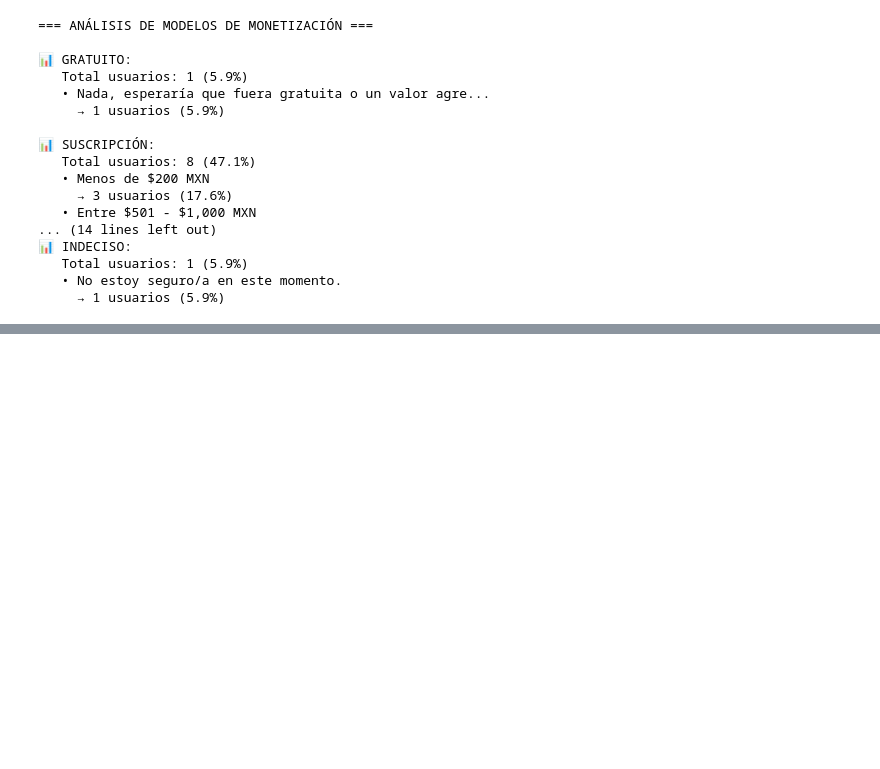
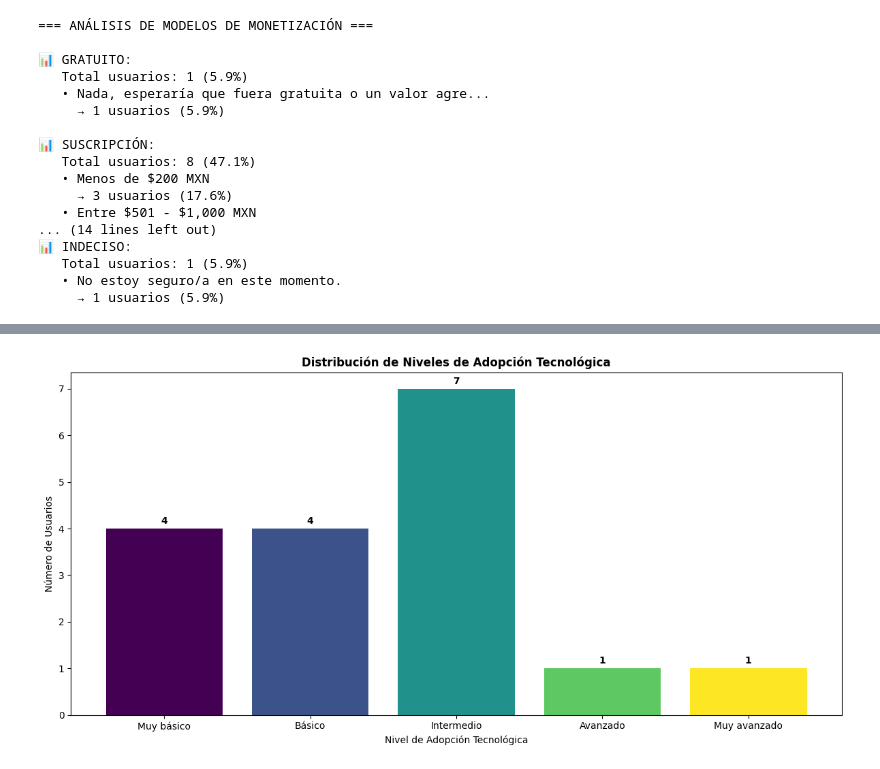
Before and after one commit to betooxx-dev/md-vetzoone, a Jupyter notebook: notebook_main.ipynb, the cells around one changed output, grey strips where cells are left out. Cells and saved outputs as stored; diff of their text form; code cells hidden in the pictures; blank space fills up the shorter version.

```diff
--- a/notebook_main.ipynb
+++ b/notebook_main.ipynb
@@ -1528,0 +1535,72 @@ for categoria, modelos in modelos_categorizados.items():
+# %%
+import pandas as pd
+import numpy as np
+import matplotlib.pyplot as plt
+import seaborn as sns
+
+print("=== ANÁLISIS DE ADOPCIÓN TECNOLÓGICA ===\n")
+
+nivel_adopcion_orden = [
+    "Muy básico (prácticamente no utilizamos herramientas digitales)",
+    "Básico (usamos principalmente métodos tradicionales con mínima tecnología)",
+    "Intermedio (combinamos métodos digitales y tradicionales)",
+    "Avanzado (utilizamos algunas herramientas digitales clave)",
+    "Muy avanzado (utilizamos múltiples herramientas digitales integradas)"
+]
+
+df['nivel_adopcion_cat'] = pd.Categorical(
+    df['nivel_adopcion_tecnologica'],
+    categories=nivel_adopcion_orden,
+    ordered=True
+)
+
+adopcion_counts = df['nivel_adopcion_cat'].value_counts().sort_index()
+adopcion_pct = (adopcion_counts / len(df)) * 100
+
+print("Distribución de niveles de adopción tecnológica:")
+for nivel, count in adopcion_counts.items():
+    porcentaje = (count / len(df)) * 100
+    print(f"• {nivel}: {count} usuarios ({porcentaje:.1f}%)")
+
+def mapear_nivel_adopcion(nivel):
+    if "Muy básico" in nivel:
+        return 0
+    elif "Básico" in nivel:
+        return 25
+    elif "Intermedio" in nivel:
+        return 50
+    elif "Avanzado" in nivel:
+        return 75
+    elif "Muy avanzado" in nivel:
+        return 100
+    else:
+        return None
+
+df['indice_madurez_tecnologica'] = df['nivel_adopcion_tecnologica'].apply(mapear_nivel_adopcion)
+df['indice_madurez_tecnologica'] = df['indice_madurez_tecnologica'].astype(float)
+indice_promedio = df['indice_madurez_tecnologica'].mean()
+
+print(f"\nÍndice de madurez tecnológica promedio: {indice_promedio:.1f}/100")
+
+plt.figure(figsize=(12, 6))
+colors = plt.cm.viridis(np.linspace(0, 1, len(adopcion_counts)))
+
+labels_cortas = [
+    "Muy básico",
+    "Básico",
+    "Intermedio",
+    "Avanzado",
+    "Muy avanzado"
+]
+
+plt.bar(labels_cortas, adopcion_counts.values, color=colors)
+plt.xlabel('Nivel de Adopción Tecnológica')
+plt.ylabel('Número de Usuarios')
+plt.title('Distribución de Niveles de Adopción Tecnológica', fontweight='bold')
+
+for i, v in enumerate(adopcion_counts.values):
+    plt.text(i, v + 0.1, str(v), ha='center', fontweight='bold')
+
+plt.tight_layout()
+plt.show()
+# %% [output]
@@ -1528,0 +1617 @@ for categoria, modelos in modelos_categorizados.items():
+[figure, added]
```
Also changed, not shown: parts of 12 cells of this notebook, 1 other file.
